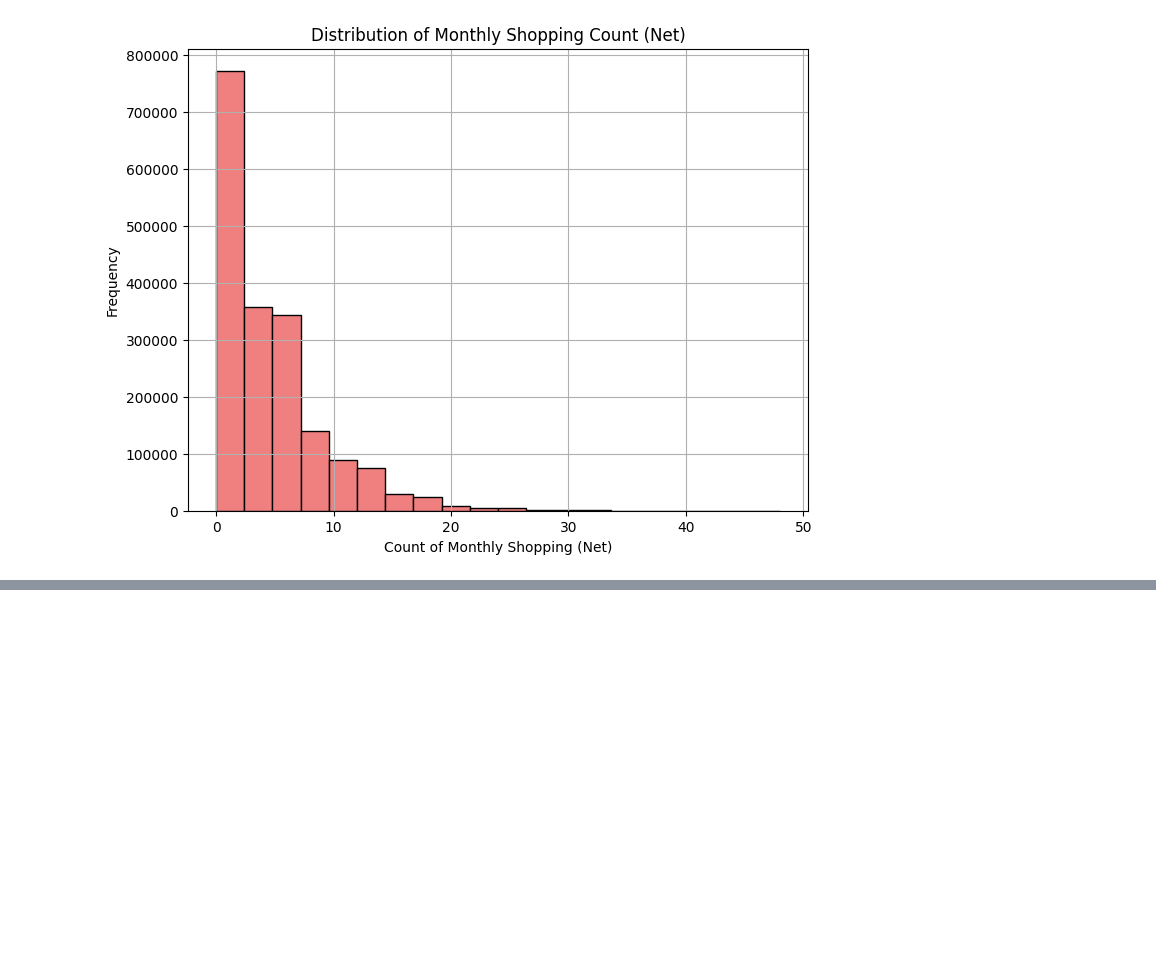
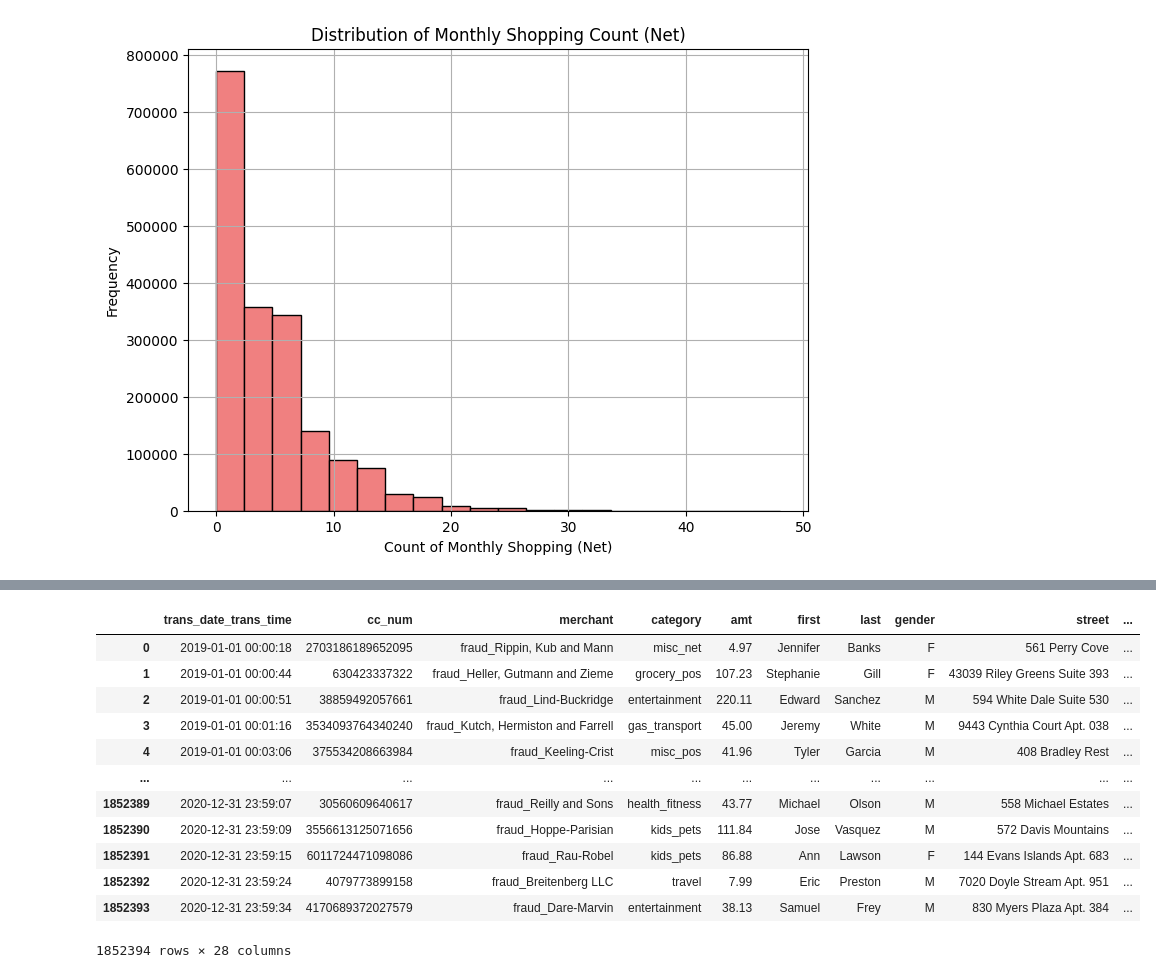
Before and after one commit to Franco-611/Proy2_Security, a Jupyter notebook: main.ipynb, the cells around one changed output, grey strips where cells are left out. Drawn from its saved outputs; the diff is of its cells as text; code cells hidden in the pictures; blank space fills up the shorter version.

```diff
--- a/main.ipynb
+++ b/main.ipynb
@@ -159,0 +285,24 @@ plt.show()
+# %%
+def get_count_trx_month_by_card_shopping_net(group):
+    """
+    Calculate the cumulative count of transactions in the shopping_net category per month for each credit card.
+
+    Parameters:
+    - group (DataFrame): A group of transactions for a specific credit card.
+
+    Returns:
+    DataFrame: The input DataFrame with an additional column 'count_month_shopping_net' representing
+    the cumulative count of transactions in the shopping_net category per month for each credit card.
+    """
+
+    subset_shopping_net = group[group['category'] == 'shopping_net']
+    group['count_month_shopping_net'] = subset_shopping_net.groupby(group['trans_date_trans_time'].dt.to_period('M')).cumcount() + 1
+
+    group['y_month'] = group['trans_date_trans_time'].dt.to_period('M')
+    for y_month in year_month:
+        group.loc[group['y_month'] == y_month, 'count_month_shopping_net'] = group.loc[group['y_month'] == y_month, 'count_month_shopping_net'].fillna(method='ffill')
+        group.loc[group['y_month'] == y_month, 'count_month_shopping_net'] = group.loc[group['y_month'] == y_month, 'count_month_shopping_net'].fillna(0)
+
+    return group.drop('y_month', axis=1)
+
+data = data.groupby('cc_num').apply(get_count_trx_month_by_card_shopping_net).reset_index(drop=True)
@@ -159,0 +318,16 @@ plt.show()
+# %%
+def is_first_time_transaction_at_merchant(group):
+    """
+    Determine if a transaction is the first time at a merchant for each credit card.
+
+    Parameters:
+    - group (DataFrame): A group of transactions for a specific credit card.
+
+    Returns:
+    DataFrame: The input DataFrame with an additional column 'first_time_at_merchant' indicating
+    whether each transaction is the first time at the merchant for each credit card.
+    """
+    group['first_time_at_merchant'] = ~group.duplicated(subset=['merchant', 'cc_num'])
+    return group
+
+data = data.groupby('cc_num').apply(is_first_time_transaction_at_merchant).reset_index(drop=True)
@@ -159,0 +343,16 @@ plt.show()
+# %%
+data
+# %% [output]
+|  | trans_date_trans_time | cc_num | merchant | category | amt | first | last | gender | street | ... |
+| 0 | 2019-01-01 00:00:18 | 2703186189652095 | fraud_Rippin, Kub and Mann | misc_net | 4.97 | Jennifer | Banks | F | 561 Perry Cove | ... |
+| 1 | 2019-01-01 00:00:44 | 630423337322 | fraud_Heller, Gutmann and Zieme | grocery_pos | 107.23 | Stephanie | Gill | F | 43039 Riley Greens Suite 393 | ... |
+| 2 | 2019-01-01 00:00:51 | 38859492057661 | fraud_Lind-Buckridge | entertainment | 220.11 | Edward | Sanchez | M | 594 White Dale Suite 530 | ... |
+| 3 | 2019-01-01 00:01:16 | 3534093764340240 | fraud_Kutch, Hermiston and Farrell | gas_transport | 45.00 | Jeremy | White | M | 9443 Cynthia Court Apt. 038 | ... |
+| 4 | 2019-01-01 00:03:06 | 375534208663984 | fraud_Keeling-Crist | misc_pos | 41.96 | Tyler | Garcia | M | 408 Bradley Rest | ... |
+| ... | ... | ... | ... | ... | ... | ... | ... | ... | ... | ... |
+| 1852389 | 2020-12-31 23:59:07 | 30560609640617 | fraud_Reilly and Sons | health_fitness | 43.77 | Michael | Olson | M | 558 Michael Estates | ... |
+| 1852390 | 2020-12-31 23:59:09 | 3556613125071656 | fraud_Hoppe-Parisian | kids_pets | 111.84 | Jose | Vasquez | M | 572 Davis Mountains | ... |
+| 1852391 | 2020-12-31 23:59:15 | 6011724471098086 | fraud_Rau-Robel | kids_pets | 86.88 | Ann | Lawson | F | 144 Evans Islands Apt. 683 | ... |
+| 1852392 | 2020-12-31 23:59:24 | 4079773899158 | fraud_Breitenberg LLC | travel | 7.99 | Eric | Preston | M | 7020 Doyle Stream Apt. 951 | ... |
+| 1852393 | 2020-12-31 23:59:34 | 4170689372027579 | fraud_Dare-Marvin | entertainment | 38.13 | Samuel | Frey | M | 830 Myers Plaza Apt. 384 | ... |
+1852394 rows × 28 columns
```
Also changed, not shown: parts of 9 cells of this notebook, 1 other file.
